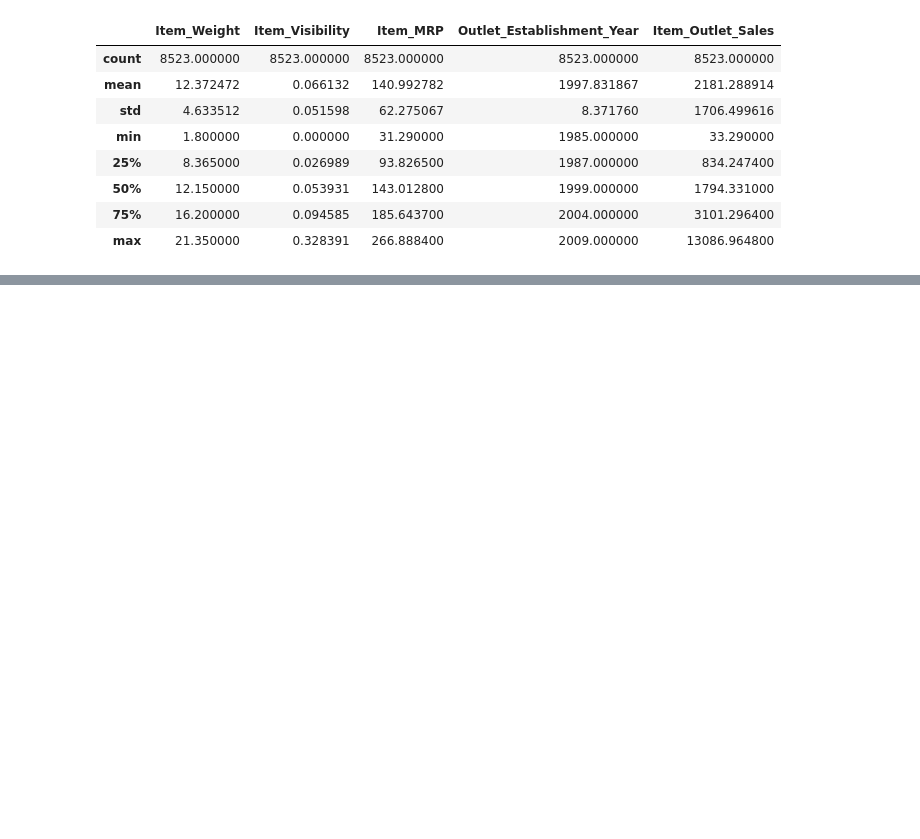
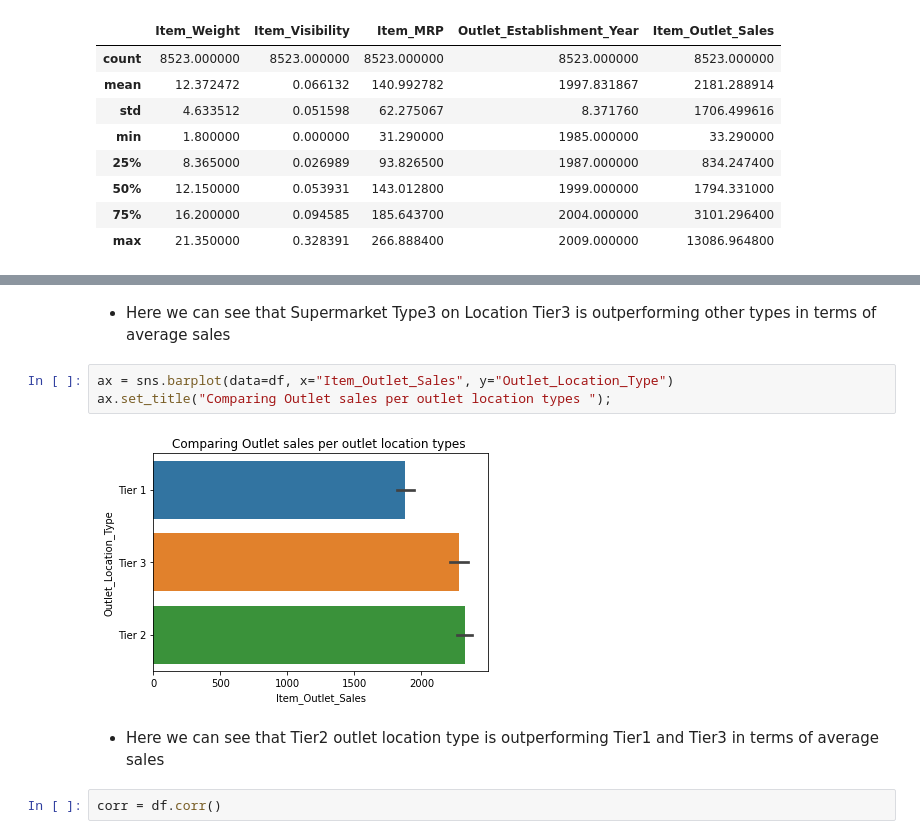
Before and after one commit to KDcodePy/Coding-dojo-project1-part1, a Jupyter notebook: Sales_prediction.ipynb, the cells around one changed output, grey strips where cells are left out. Saved outputs shown, nothing was run; the diff lists cells and outputs as text; blank space fills up the shorter version.

```diff
--- a/Sales_prediction.ipynb
+++ b/Sales_prediction.ipynb
@@ -215,0 +251,12 @@ df.describe()
+# %% [markdown]
+
+  - Here we can see that Supermarket Type3 on Location Tier3 is outperforming other types in terms of average sales
+# %%
+ax = sns.barplot(data=df, x="Item_Outlet_Sales", y="Outlet_Location_Type")
+ax.set_title("Comparing Outlet sales per outlet location types ");
+# %% [output]
+[figure, added]
+# %% [markdown]
+- Here we can see that Tier2 outlet location type is outperforming Tier1 and Tier3 in terms of average sales
+# %%
+corr = df.corr()
```
Also changed, not shown: parts of 12 cells of this notebook.
